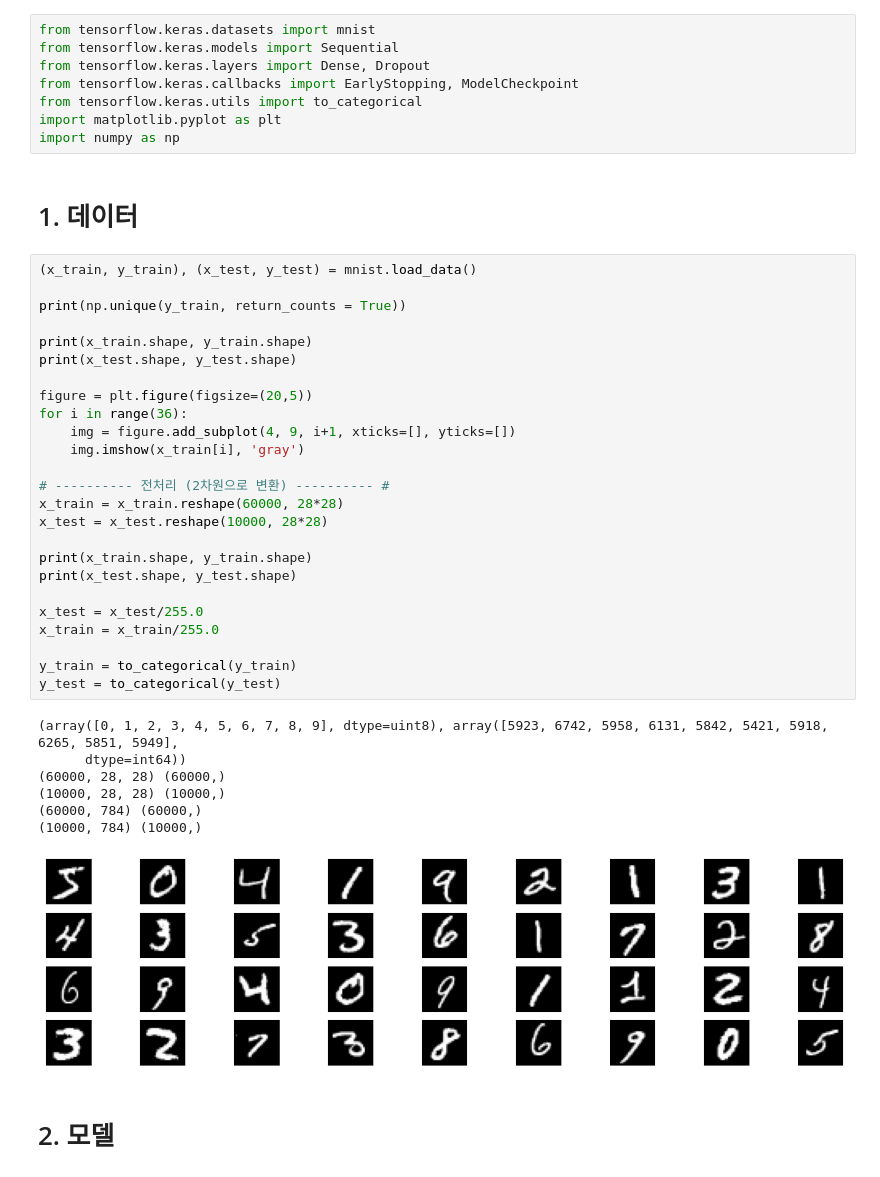
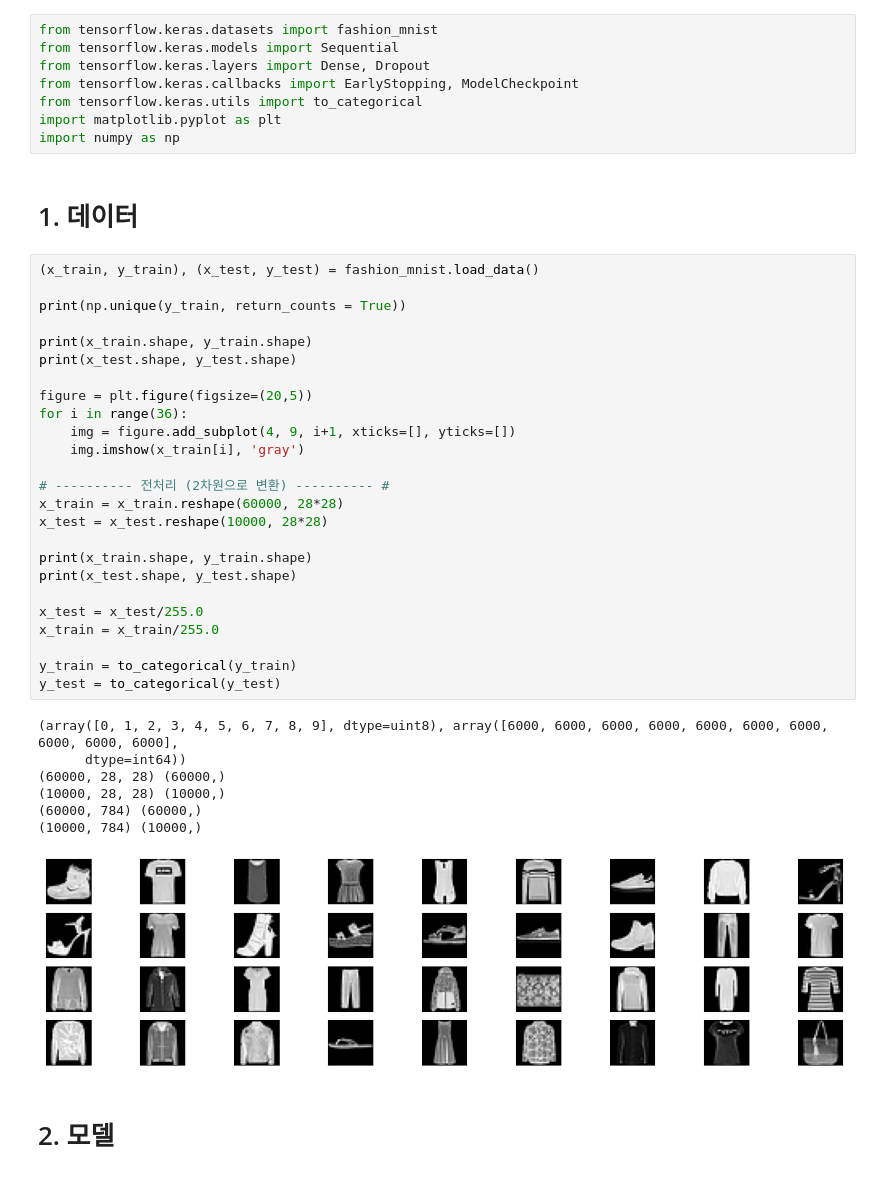
Before and after one commit to Nyoungsun/Study, a Jupyter notebook: keras/keras36_DNN2_fashion.ipynb, the cells around one changed output. Saved outputs shown, nothing was run; the diff lists cells and outputs as text.

```diff
--- a/keras/keras36_DNN2_fashion.ipynb
+++ b/keras/keras36_DNN2_fashion.ipynb
@@ -1,5 +1,5 @@
 # %%
-from tensorflow.keras.datasets import mnist
+from tensorflow.keras.datasets import fashion_mnist
 from tensorflow.keras.models import Sequential
 from tensorflow.keras.layers import Dense, Dropout
 from tensorflow.keras.callbacks import EarlyStopping, ModelCheckpoint
@@ -9,38 +9,38 @@ import numpy as np
 # %% [markdown]
 # 1. 데이터
 # %%
-(x_train, y_train), (x_test, y_test) = mnist.load_data()
+(x_train, y_train), (x_test, y_test) = fashion_mnist.load_data()
 
 print(np.unique(y_train, return_counts = True))
 
 print(x_train.shape, y_train.shape)
 print(x_test.shape, y_test.shape)
 
 figure = plt.figure(figsize=(20,5))
 for i in range(36):
     img = figure.add_subplot(4, 9, i+1, xticks=[], yticks=[])
     img.imshow(x_train[i], 'gray')
 
 # ---------- 전처리 (2차원으로 변환) ---------- #
 x_train = x_train.reshape(60000, 28*28)
 x_test = x_test.reshape(10000, 28*28)
 
 print(x_train.shape, y_train.shape)
 print(x_test.shape, y_test.shape)
 
 x_test = x_test/255.0
 x_train = x_train/255.0
 
 y_train = to_categorical(y_train)
 y_test = to_categorical(y_test)
 # %% [output]
-(array([0, 1, 2, 3, 4, 5, 6, 7, 8, 9], dtype=uint8), array([5923, 6742, 5958, 6131, 5842, 5421, 5918, 6265, 5851, 5949],
+(array([0, 1, 2, 3, 4, 5, 6, 7, 8, 9], dtype=uint8), array([6000, 6000, 6000, 6000, 6000, 6000, 6000, 6000, 6000, 6000],
       dtype=int64))
 (60000, 28, 28) (60000,)
 (10000, 28, 28) (10000,)
 (60000, 784) (60000,)
 (10000, 784) (10000,)
-[figure, old version]
+[figure, new version]
 # %% [markdown]
 # 2. 모델
 # %%
```
Also changed, not shown: parts of 3 cells of this notebook, 10 other files.
